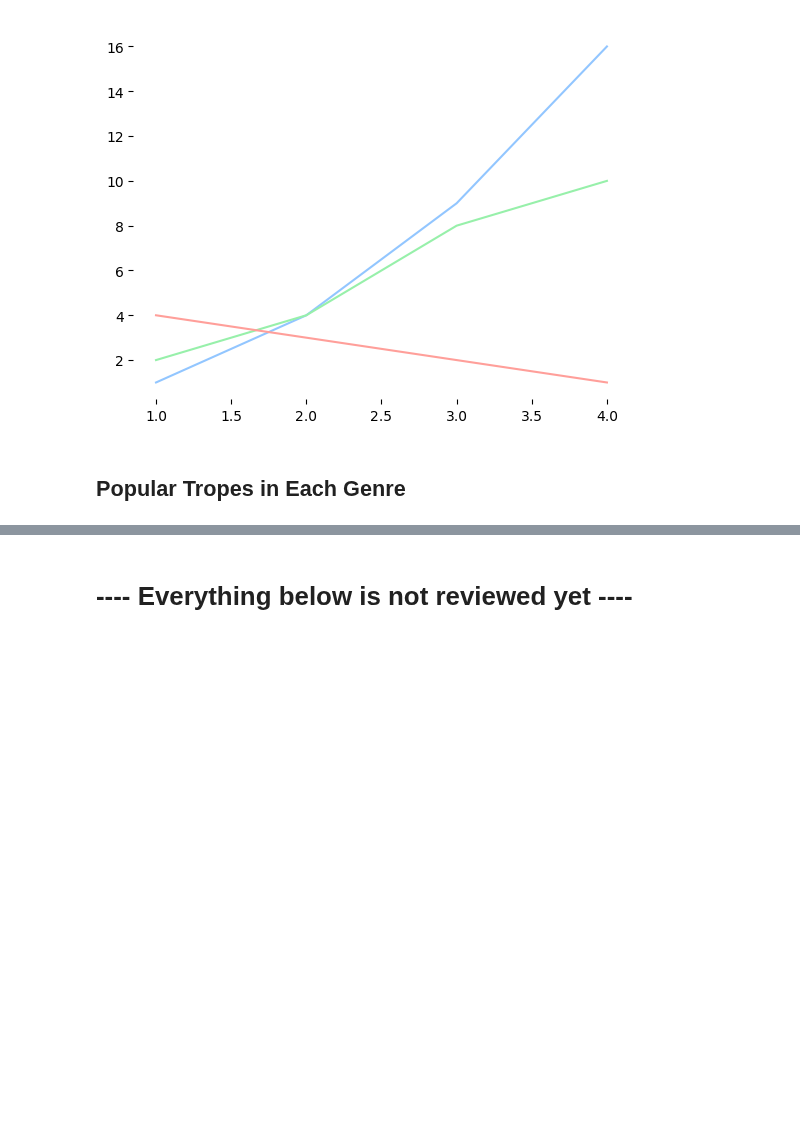
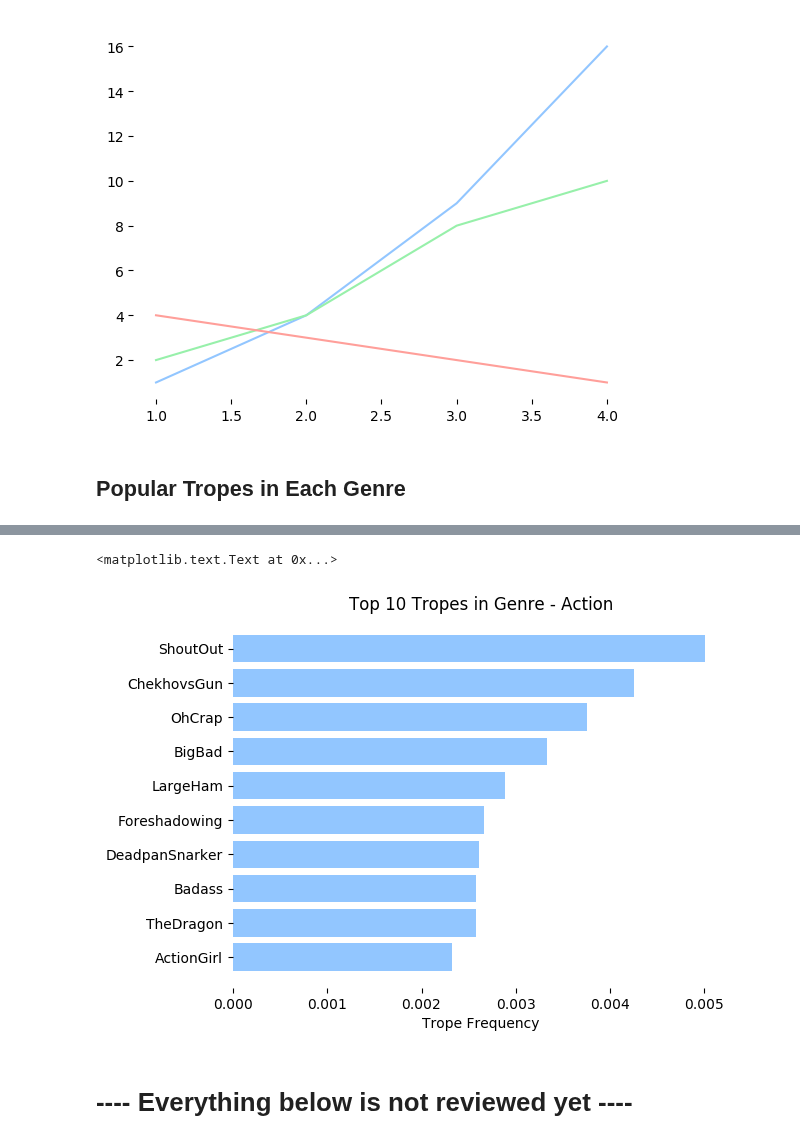
Before and after one commit to PeiZhangOSU/TV_Tropes_Exploratory, a Jupyter notebook: TVtropes.ipynb, the cells around one changed output, grey strips where cells are left out. Saved outputs shown, nothing was run; the diff lists cells and outputs as text; code cells hidden in the pictures; blank space fills up the shorter version.

Commit message:
Add sorting to SQL query, and one example plot

```diff
--- a/TVtropes.ipynb
+++ b/TVtropes.ipynb
@@ -395,3 +393,21 @@ count_by_genre_df.head()
+# %%
+# Plot testing
+# GENRE_LIST: a list of all possible genres
+
+total_counts = action_df['trope_count'].sum()
+action_df['trope_freq'] = action_df['trope_count'] / total_counts
+
+fig, ax = plt.subplots()
+y_pos = np.arange(10)
+ax.barh(y_pos, action_df.iloc[:10]['trope_freq'])
+ax.set_yticks(y_pos)
+ax.set_yticklabels(action_df.iloc[:10]['trope'])
+ax.invert_yaxis()  # labels read top-to-bottom
+ax.set_xlabel('Trope Frequency')
+ax.set_title('Top 10 Tropes in Genre - Action')
+# %% [output]
+<matplotlib.text.Text at 0x...>
+[figure, added]
 # %% [markdown]
 # ---- Everything below is not reviewed yet ----
 # %%
```
Also changed, not shown: parts of 3 cells of this notebook.
